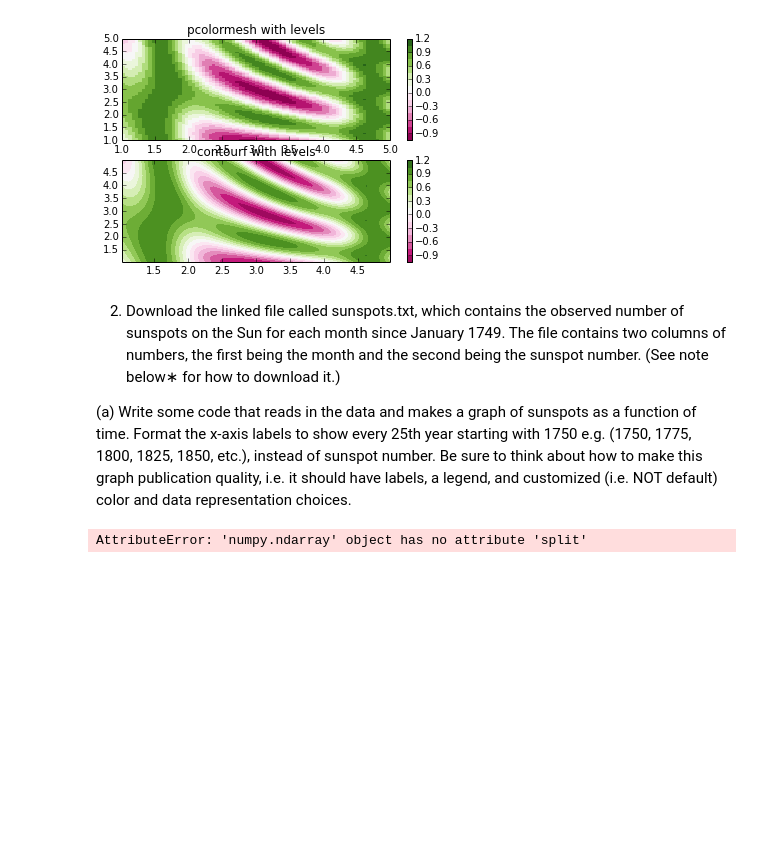
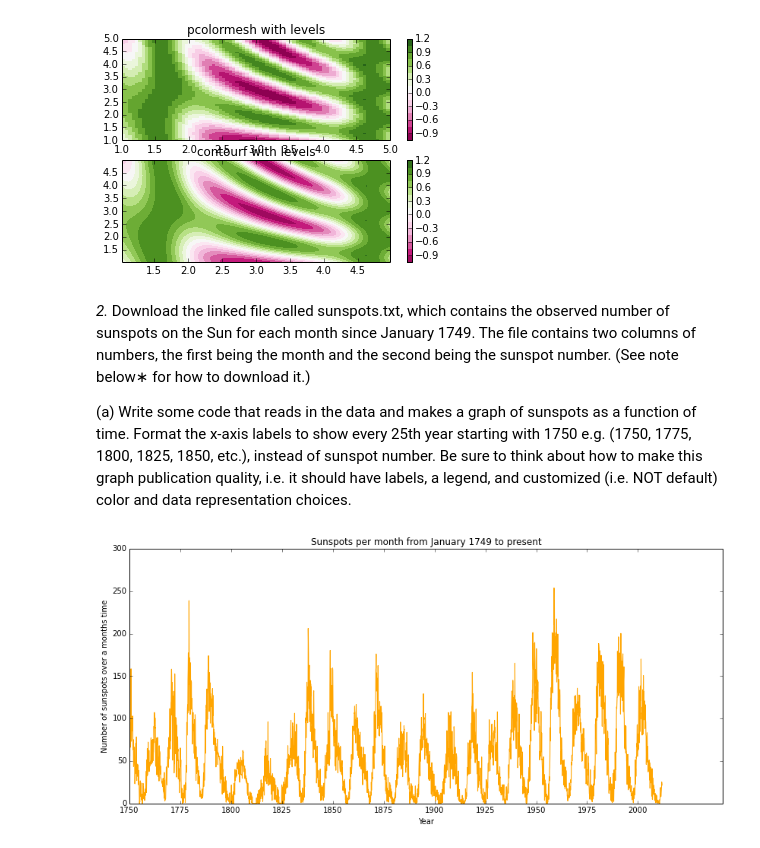
Before and after one commit to jking06/PHYS202-S14, a Jupyter notebook: Graphics/GraphicsExercises.ipynb, the cells around one changed output. Saved outputs shown, nothing was run; the diff lists cells and outputs as text; code cells hidden in the pictures; blank space fills up the shorter version.

```diff
--- a/Graphics/GraphicsExercises.ipynb
+++ b/Graphics/GraphicsExercises.ipynb
@@ -73,12 +73,17 @@ plt.show()
 # %% [markdown]
 
 
-2. Download the linked file called sunspots.txt, which contains the observed number of sunspots on the Sun for each month since January 1749. The file contains two columns of numbers, the first being the month and the second being the sunspot number. (See note below∗ for how to download it.)
+*2.* Download the linked file called sunspots.txt, which contains the observed number of sunspots on the Sun for each month since January 1749. The file contains two columns of numbers, the first being the month and the second being the sunspot number. (See note below∗ for how to download it.)
 
 (a) Write some code that reads in the data and makes a graph of sunspots as a function of time. Format the x-axis labels to show every 25th year starting with 1750 e.g. (1750, 1775, 1800, 1825, 1850, etc.), instead of sunspot number. Be sure to think about how to make this graph publication quality, i.e. it should have labels, a legend, and customized (i.e. NOT default) color and data representation choices.
-# %%
-sunspots = np.loadtxt('sunspots.txt')
-print sunspots.split()
-plt.plot(sunspots[:][0], sunspots[:][1]);
-# %% [output]
-AttributeError: 'numpy.ndarray' object has no attribute 'split'
+# %%
+sunspots = np.loadtxt('sunspots.txt')
+plt.figure(figsize=(14,6), dpi=80)
+plt.plot(sunspots[:,0], sunspots[:,1], color='orange', linewidth=1.1, linestyle='-', label="Sunspots per month")
+plt.xticks(range(0, 3143, 12 * 25), range(1750, 2001, 25)) # 1st arg is list where to place ticks, 2nd list what to label them.
+plt.title("Sunspots per month from January 1749 to present")
+plt.xlabel("Year")
+plt.ylabel("Number of sunspots over a months time")
+plt.show()
+# %% [output]
+[figure, added]
```
Also changed, not shown: parts of 2 cells of this notebook.
